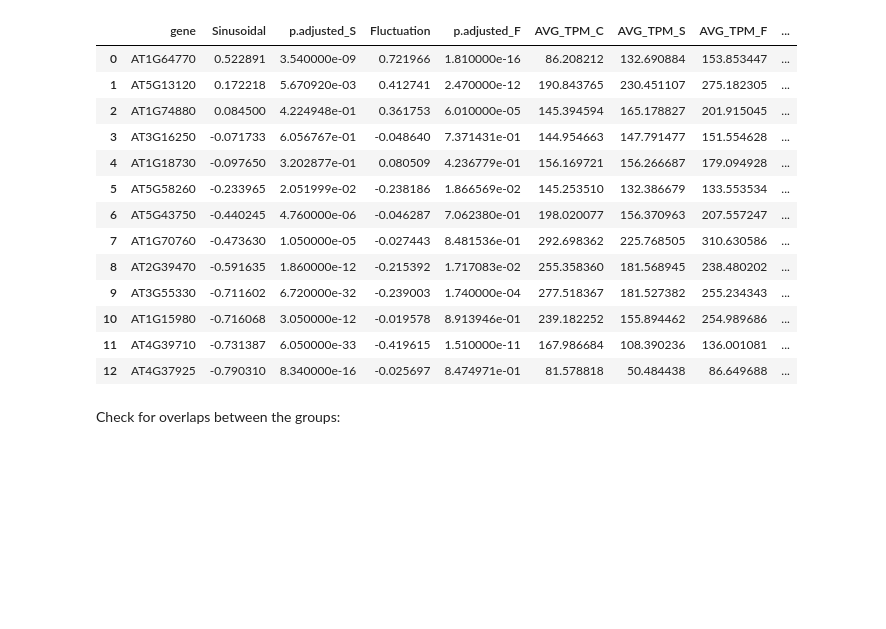
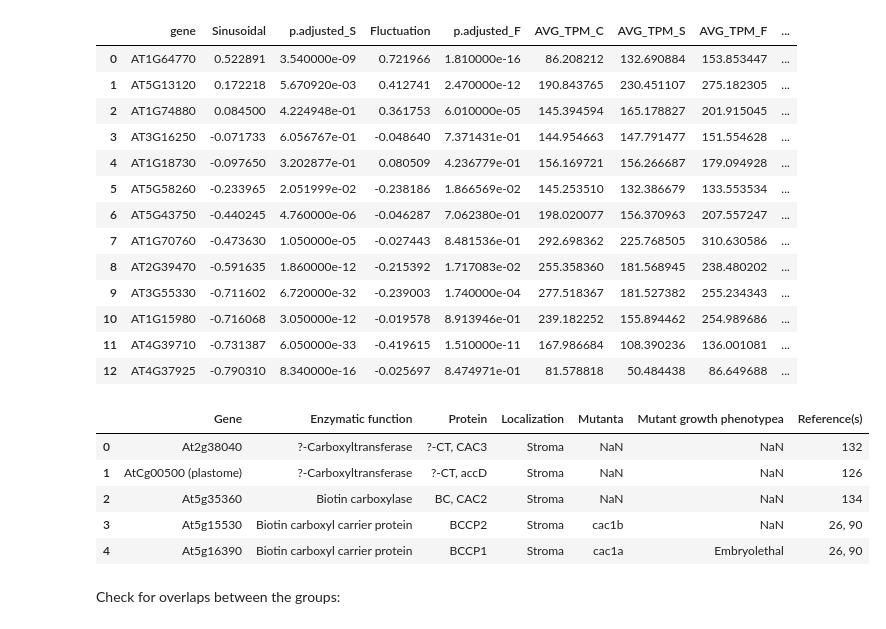
Before and after one commit to serenalotreck/photorespiration-omics, a Jupyter notebook: notebooks/transcriptomics_visualizations.ipynb, the cells around one changed output. Drawn from its saved outputs; the diff is of its cells as text; code cells hidden in the pictures; blank space fills up the shorter version.

```diff
--- a/notebooks/transcriptomics_visualizations.ipynb
+++ b/notebooks/transcriptomics_visualizations.ipynb
@@ -263,3 +263,13 @@ light_rxn_dfs['NDA complex']
 # %%
 all_light_rxns = [df['gene'].tolist() for df in light_rxn_dfs.values()]
 all_light_rxns = [g.lower() for lst in all_light_rxns for g in lst]
+# %%
+lipids = pd.read_csv('../data/photosynthesis_genes/lipid_genes_holzl_and_dormann_2019.csv')
+lipids.head()
+# %% [output]
+|  | Gene | Enzymatic function | Protein | Localization | Mutanta | Mutant growth phenotypea | Reference(s) |
+| 0 | At2g38040 | ?-Carboxyltransferase | ?-CT, CAC3 | Stroma | NaN | NaN | 132 |
+| 1 | AtCg00500 (plastome) | ?-Carboxyltransferase | ?-CT, accD | Stroma | NaN | NaN | 126 |
+| 2 | At5g35360 | Biotin carboxylase | BC, CAC2 | Stroma | NaN | NaN | 134 |
+| 3 | At5g15530 | Biotin carboxyl carrier protein | BCCP2 | Stroma | cac1b | NaN | 26, 90 |
+| 4 | At5g16390 | Biotin carboxyl carrier protein | BCCP1 | Stroma | cac1a | Embryolethal | 26, 90 |
```
Also changed, not shown: parts of 8 cells of this notebook, 1 other file.
